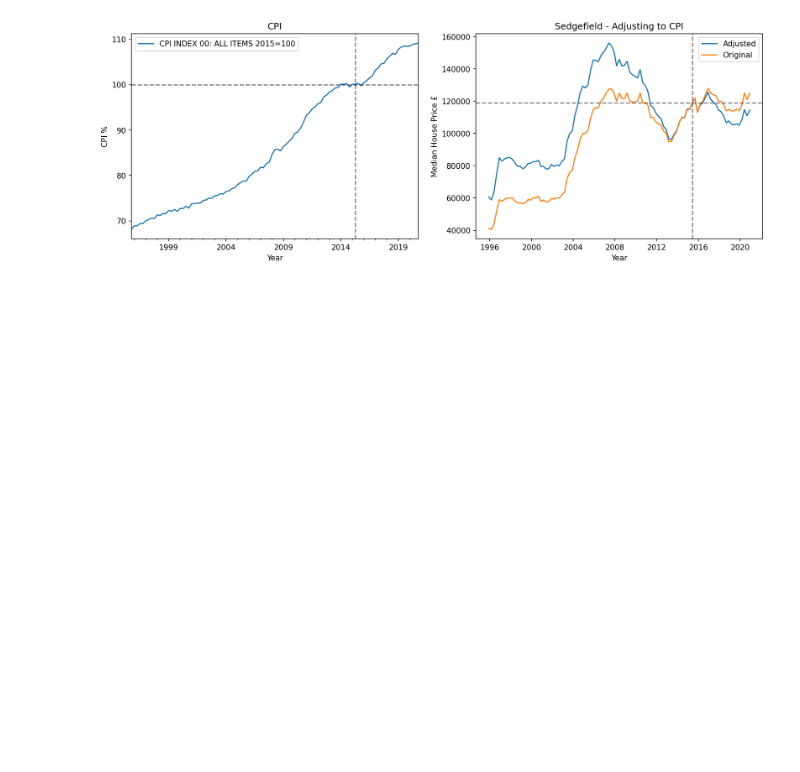
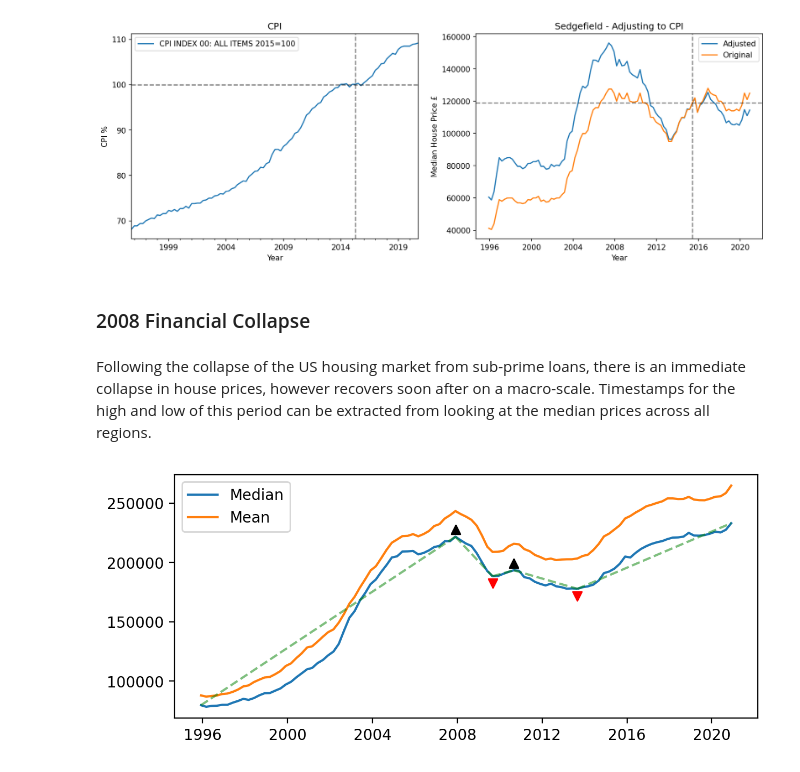
Before and after one commit to ajhetherington/house_prices, a Jupyter notebook: Housing.ipynb, the cells around one changed output. Saved outputs shown, nothing was run; the diff lists cells and outputs as text; code cells hidden in the pictures; blank space fills up the shorter version.

Commit message:
added regional wage/house price plots

```diff
--- a/Housing.ipynb
+++ b/Housing.ipynb
@@ -285,3 +278,32 @@ ax[1].set_ylabel('Median House Price £')
 print()
 # %% [output]
 [figure]
+# %%
+## Adjust for inflation
+merged[quarterly_columns] = temp
+# %% [markdown]
+### 2008 Financial Collapse
+# %% [markdown]
+Following the collapse of the US housing market from sub-prime loans, there is an immediate collapse in house prices, however recovers soon after on a macro-scale. Timestamps for the high and low of this period can be extracted from looking at the median prices across all regions.
+# %%
+fig,ax = plt.subplots(dpi = 200,figsize = (7,3))
+plt.plot(quarterly_columns,merged[quarterly_columns].median(axis = 0),label = 'Median')
+plt.plot(quarterly_columns,merged[quarterly_columns].mean(axis = 0),label = 'Mean')
+plt.legend()
+
+## Find prominent peaks and troughs of signal - outlines the time frames of decline and recovery
+from scipy.signal import find_peaks
+peaks,_ = find_peaks(merged[quarterly_columns].median(axis = 0),prominence = 5_000)
+troughs,_ = find_peaks(-merged[quarterly_columns].median(axis = 0),prominence = 5_000)
+ax.scatter(quarterly_columns[peaks],merged[quarterly_columns].median(axis = 0)[peaks]+ 6000,c = 'black',marker = '^')
+ax.scatter(quarterly_columns[troughs],merged[quarterly_columns].median(axis = 0)[troughs] - 6_000,c = 'red',marker = 'v')
+
+## Add small regression lines between them and beginning/end points
+indexes = np.append(np.sort(np.append(np.append(0,peaks),troughs)),-1)
+i = 0
+while i < len(indexes) - 1:
+    plt.plot(quarterly_columns[indexes[[i,i+1]]],merged[quarterly_columns].median(axis = 0)[indexes[[i,i+1]]],c = 'green',ls = '--',alpha = 0.5)
+    i+=1
+print()
+# %% [output]
+[figure, added]
```
Also changed, not shown: parts of 16 cells of this notebook.
